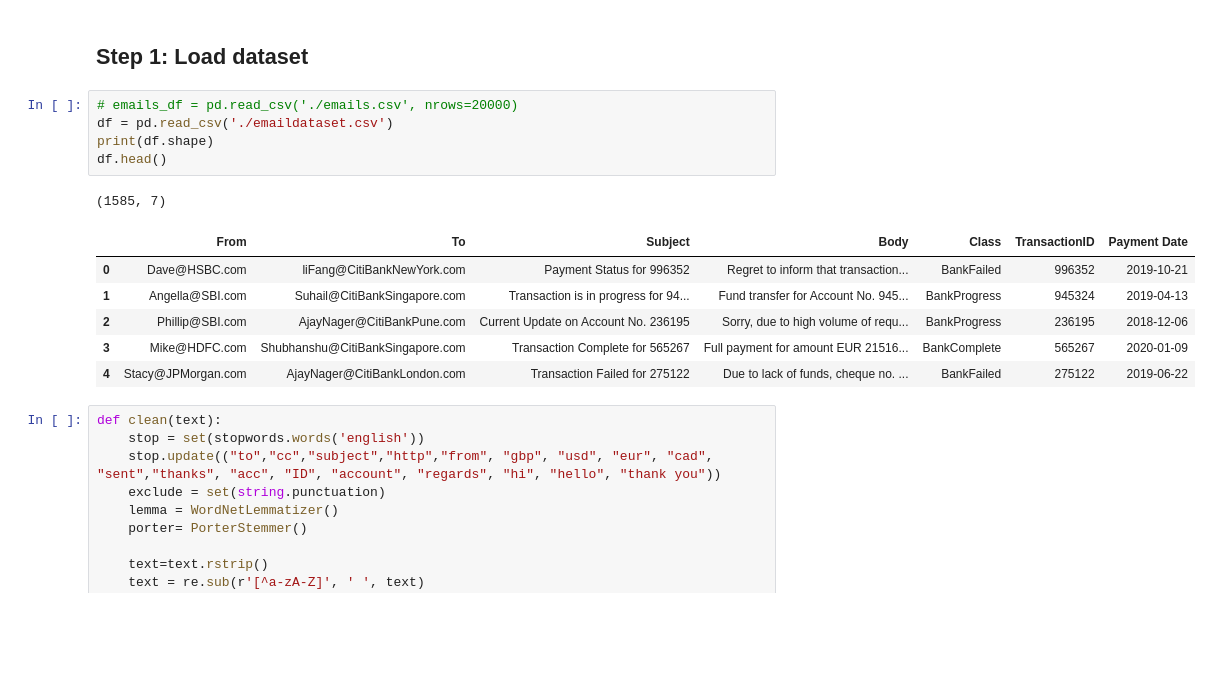
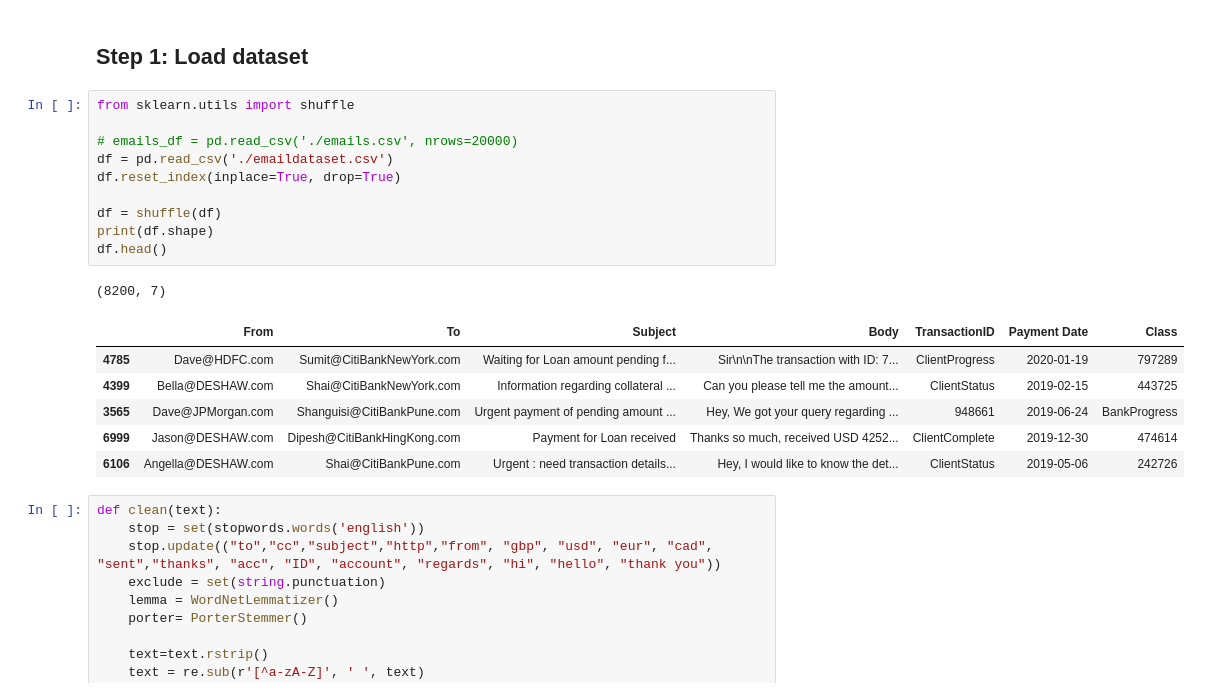
Before and after one commit to ahelii16/SmartEmailTracker, a Jupyter notebook: Email_Preprocessor.ipynb, the cells around one changed output. Cells and saved outputs as stored; diff of their text form; blank space fills up the shorter version.

```diff
--- a/Email_Preprocessor.ipynb
+++ b/Email_Preprocessor.ipynb
@@ -31,18 +31,23 @@ from nltk.stem.porter import PorterStemmer
 # %% [markdown]
 ## Step 1: Load dataset
 # %%
+from sklearn.utils import shuffle
+
 # emails_df = pd.read_csv('./emails.csv', nrows=20000)
 df = pd.read_csv('./emaildataset.csv')
+df.reset_index(inplace=True, drop=True)
+
+df = shuffle(df)
 print(df.shape)
 df.head()
 # %% [output]
-(1585, 7)
+(8200, 7)
-|  | From | To | Subject | Body | Class | TransactionID | Payment Date |
-| 0 | Dave@HSBC.com | liFang@CitiBankNewYork.com | Payment Status for 996352 | Regret to inform that transaction... | BankFailed | 996352 | 2019-10-21 |
-| 1 | Angella@SBI.com | Suhail@CitiBankSingapore.com | Transaction is in progress for 94... | Fund transfer for Account No. 945... | BankProgress | 945324 | 2019-04-13 |
-| 2 | Phillip@SBI.com | AjayNager@CitiBankPune.com | Current Update on Account No. 236195 | Sorry, due to high volume of requ... | BankProgress | 236195 | 2018-12-06 |
-| 3 | Mike@HDFC.com | Shubhanshu@CitiBankSingapore.com | Transaction Complete for 565267 | Full payment for amount EUR 21516... | BankComplete | 565267 | 2020-01-09 |
-| 4 | Stacy@JPMorgan.com | AjayNager@CitiBankLondon.com | Transaction Failed for 275122 | Due to lack of funds, cheque no. ... | BankFailed | 275122 | 2019-06-22 |
+|  | From | To | Subject | Body | TransactionID | Payment Date | Class |
+| 4785 | Dave@HDFC.com | Sumit@CitiBankNewYork.com | Waiting for Loan amount pending f... | Sir\n\nThe transaction with ID: 7... | ClientProgress | 2020-01-19 | 797289 |
+| 4399 | Bella@DESHAW.com | Shai@CitiBankNewYork.com | Information regarding collateral ... | Can you please tell me the amount... | ClientStatus | 2019-02-15 | 443725 |
+| 3565 | Dave@JPMorgan.com | Shanguisi@CitiBankPune.com | Urgent payment of pending amount ... | Hey, We got your query regarding ... | 948661 | 2019-06-24 | BankProgress |
+| 6999 | Jason@DESHAW.com | Dipesh@CitiBankHingKong.com | Payment for Loan received | Thanks so much, received USD 4252... | ClientComplete | 2019-12-30 | 474614 |
+| 6106 | Angella@DESHAW.com | Shai@CitiBankPune.com | Urgent : need transaction details... | Hey, I would like to know the det... | ClientStatus | 2019-05-06 | 242726 |
 # %%
 def clean(text):
     stop = set(stopwords.words('english'))
```
